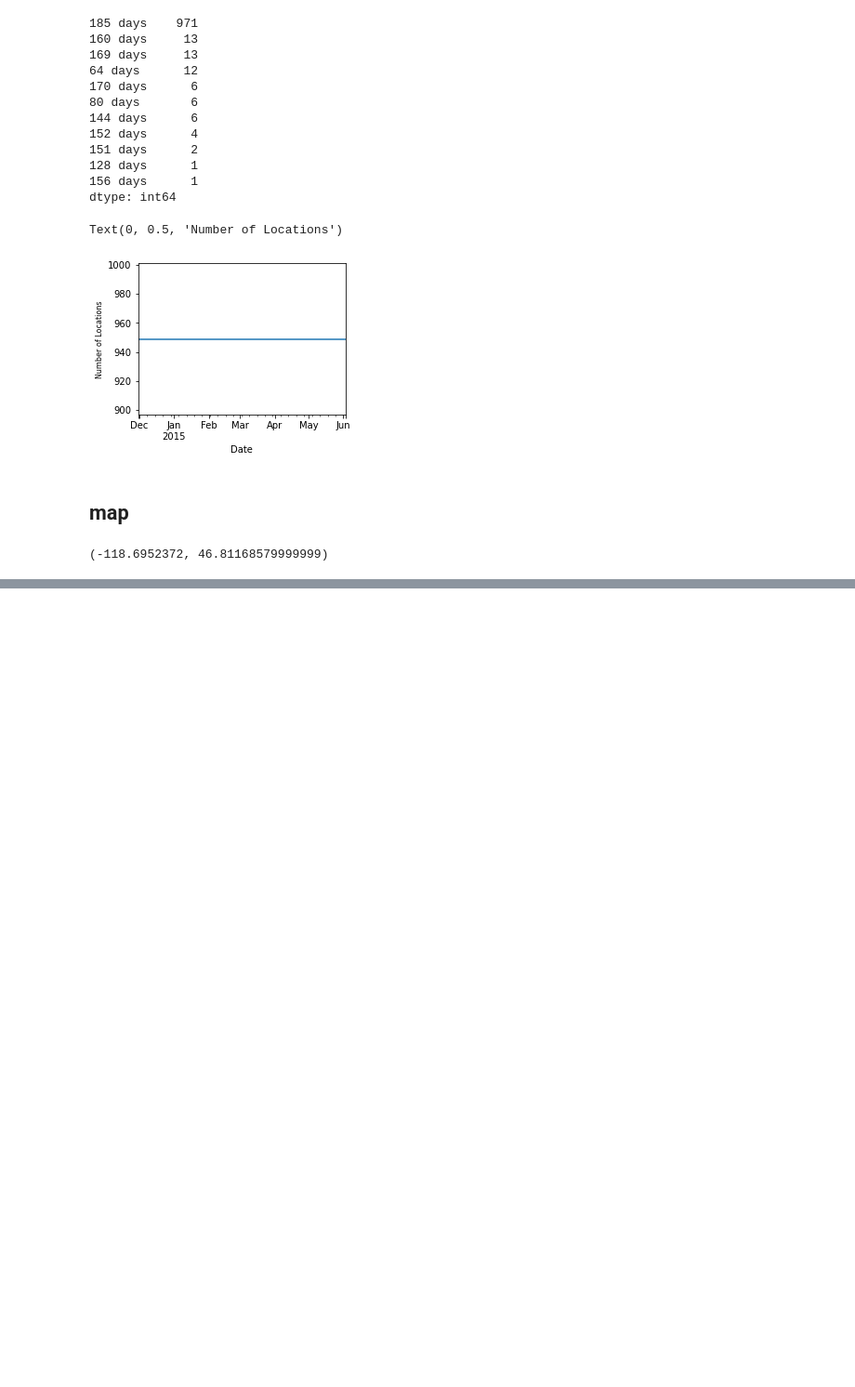
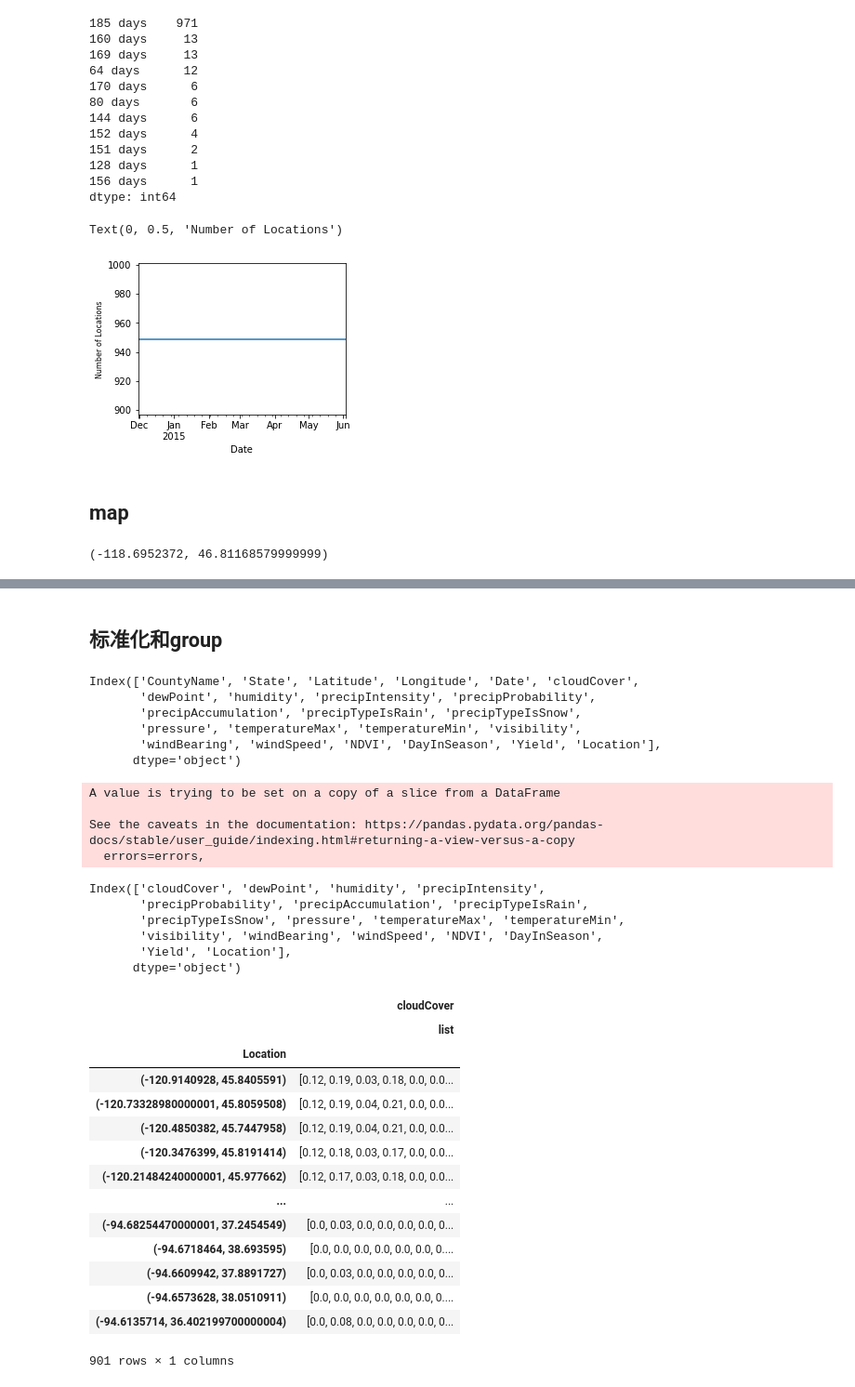
Before and after one commit to aoba98/bishe, a Jupyter notebook: 美国水稻（发表改）.ipynb, the cells around one changed output, grey strips where cells are left out. Shown: that part at 93% size. Saved outputs shown, nothing was run; the diff lists cells and outputs as text; code cells hidden in the pictures; blank space fills up the shorter version.

```diff
--- a/美国水稻（发表改）.ipynb
+++ b/美国水稻（发表改）.ipynb
@@ -266,3 +266,51 @@ macro._template = Template(template)
 m.get_root().add_child(macro)
 
 m.save("map.htmp")
+# %% [markdown]
+## 标准化和group
+# %%
+wheat13_185days_nonmiss.columns
+# %% [output]
+Index(['CountyName', 'State', 'Latitude', 'Longitude', 'Date', 'cloudCover',
+       'dewPoint', 'humidity', 'precipIntensity', 'precipProbability',
+       'precipAccumulation', 'precipTypeIsRain', 'precipTypeIsSnow',
+       'pressure', 'temperatureMax', 'temperatureMin', 'visibility',
+       'windBearing', 'windSpeed', 'NDVI', 'DayInSeason', 'Yield', 'Location'],
+      dtype='object')
+# %%
+# 删除相关性过高的列
+cols_to_remove = ['State', 'Date', 'Latitude', 'Longitude', 'CountyName']
+wheat13_185days_nonmiss.drop(cols_to_remove, axis=1, inplace=True)
+wheat14_185days_nonmiss.drop(cols_to_remove, axis=1, inplace=True)
+# %% [output]
+A value is trying to be set on a copy of a slice from a DataFrame
+
+See the caveats in the documentation: https://pandas.pydata.org/pandas-docs/stable/user_guide/indexing.html#returning-a-view-versus-a-copy
+  errors=errors,
+# %%
+wheat13_185days_nonmiss.columns
+# %% [output]
+Index(['cloudCover', 'dewPoint', 'humidity', 'precipIntensity',
+       'precipProbability', 'precipAccumulation', 'precipTypeIsRain',
+       'precipTypeIsSnow', 'pressure', 'temperatureMax', 'temperatureMin',
+       'visibility', 'windBearing', 'windSpeed', 'NDVI', 'DayInSeason',
+       'Yield', 'Location'],
+      dtype='object')
+# %%
+wheat13_185days_nonmiss.groupby('Location').agg({'cloudCover': [list]})
+# %% [output]
+|  | cloudCover |
+|  | list |
+| Location |  |
+| (-120.9140928, 45.8405591) | [0.12, 0.19, 0.03, 0.18, 0.0, 0.0... |
+| (-120.73328980000001, 45.8059508) | [0.12, 0.19, 0.04, 0.21, 0.0, 0.0... |
+| (-120.4850382, 45.7447958) | [0.12, 0.19, 0.04, 0.21, 0.0, 0.0... |
+| (-120.3476399, 45.8191414) | [0.12, 0.18, 0.03, 0.17, 0.0, 0.0... |
+| (-120.21484240000001, 45.977662) | [0.12, 0.17, 0.03, 0.18, 0.0, 0.0... |
+| ... | ... |
+| (-94.68254470000001, 37.2454549) | [0.0, 0.03, 0.0, 0.0, 0.0, 0.0, 0... |
+| (-94.6718464, 38.693595) | [0.0, 0.0, 0.0, 0.0, 0.0, 0.0, 0.... |
+| (-94.6609942, 37.8891727) | [0.0, 0.03, 0.0, 0.0, 0.0, 0.0, 0... |
+| (-94.6573628, 38.0510911) | [0.0, 0.0, 0.0, 0.0, 0.0, 0.0, 0.... |
+| (-94.6135714, 36.402199700000004) | [0.0, 0.08, 0.0, 0.0, 0.0, 0.0, 0... |
+901 rows × 1 columns
```
Also changed, not shown: parts of 5 cells of this notebook, 6 other files.
